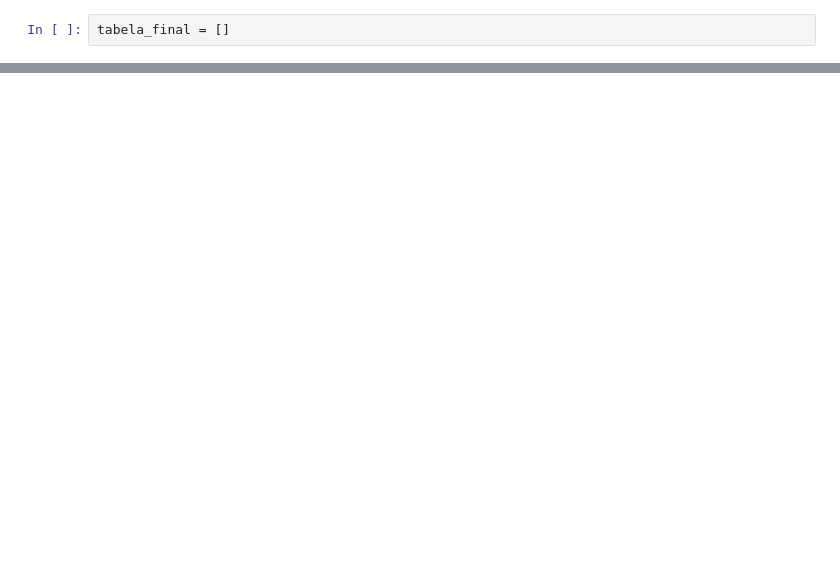
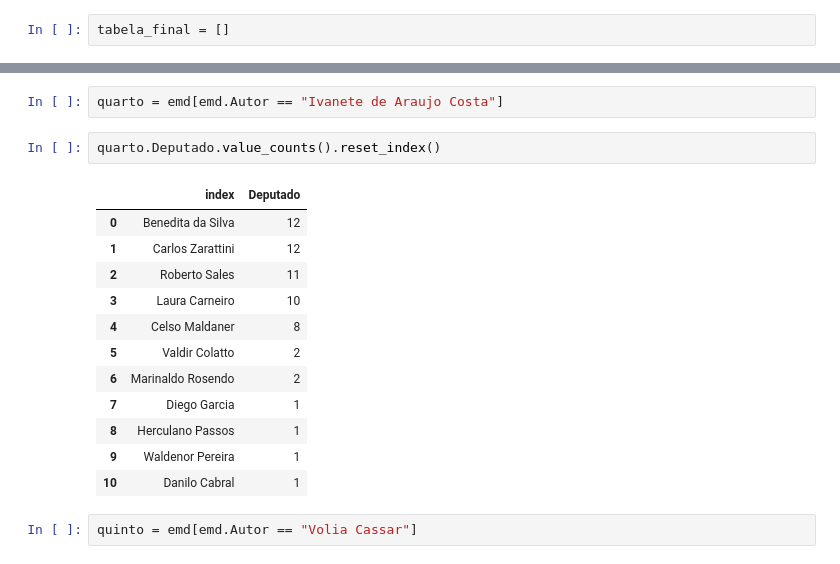
Before and after one commit to reichaves/reftrab, a Jupyter notebook: chupaemenda.ipynb, the cells around one changed output, grey strips where cells are left out. Cells and saved outputs as stored; diff of their text form; blank space fills up the shorter version.

```diff
--- a/chupaemenda.ipynb
+++ b/chupaemenda.ipynb
@@ -55,0 +228,19 @@ print(tabela_final)
+# %%
+quarto = emd[emd.Autor == "Ivanete de Araujo Costa"]
+# %%
+quarto.Deputado.value_counts().reset_index()
+# %% [output]
+|  | index | Deputado |
+| 0 | Benedita da Silva | 12 |
+| 1 | Carlos Zarattini | 12 |
+| 2 | Roberto Sales | 11 |
+| 3 | Laura Carneiro | 10 |
+| 4 | Celso Maldaner | 8 |
+| 5 | Valdir Colatto | 2 |
+| 6 | Marinaldo Rosendo | 2 |
+| 7 | Diego Garcia | 1 |
+| 8 | Herculano Passos | 1 |
+| 9 | Waldenor Pereira | 1 |
+| 10 | Danilo Cabral | 1 |
+# %%
+quinto = emd[emd.Autor == "Volia Cassar"]
```
Also changed, not shown: parts of 33 cells of this notebook.
